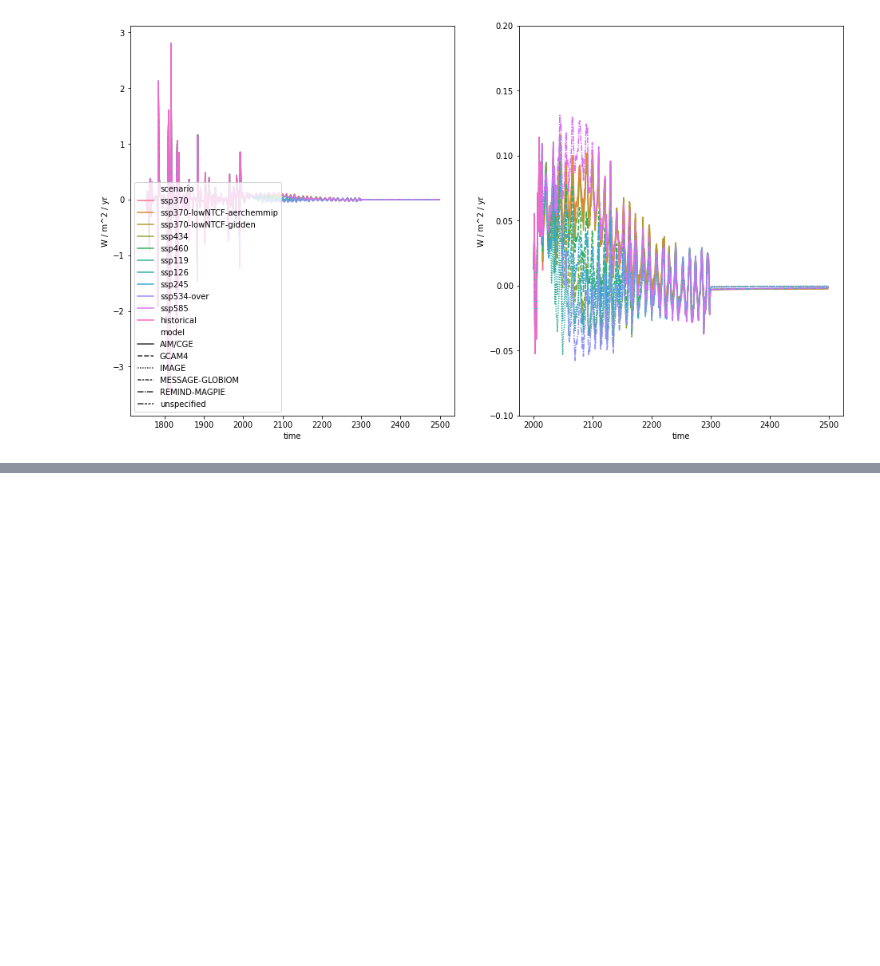
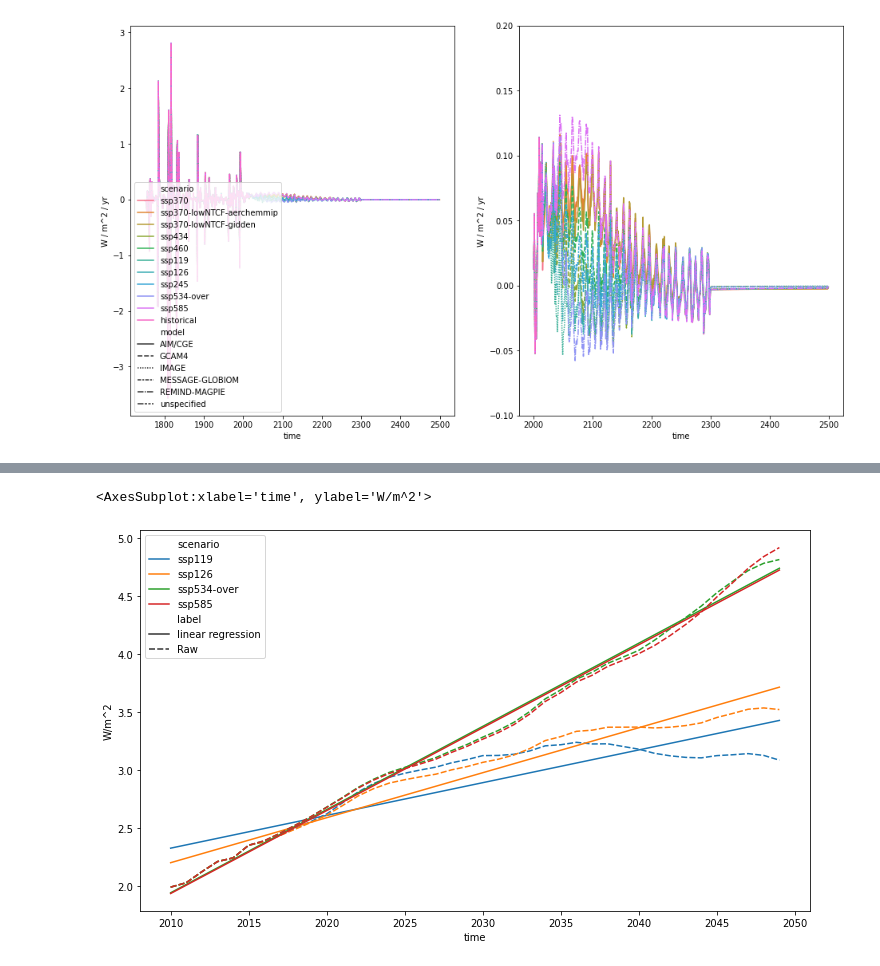
Before and after one commit to openscm/scmdata, a Jupyter notebook: notebooks/ops.ipynb, the cells around one changed output, grey strips where cells are left out. Cells and saved outputs as stored; diff of their text form; code cells hidden in the pictures; blank space fills up the shorter version.

```diff
--- a/notebooks/ops.ipynb
+++ b/notebooks/ops.ipynb
@@ -303,0 +312,3 @@ axes[1].set_ylim([-0.1, 0.2])
+# %%
+erf_total = db_forcing.filter(variable="Effective Radiative Forcing").filter(scenario="historical", keep=False)
+erf_total_for_reg = erf_total.filter(year=range(2010, 2050))
@@ -303,0 +375,4 @@ axes[1].set_ylim([-0.1, 0.2])
+# %%
+linear_regression = erf_total_for_reg.linear_regression_scmrun()
+linear_regression["label"] = "linear regression"
+linear_regression
@@ -303,0 +397,10 @@ axes[1].set_ylim([-0.1, 0.2])
+# %%
+erf_total_for_reg["label"] = "Raw"
+pdf = run_append([erf_total_for_reg, linear_regression])
+# %%
+# NBVAL_IGNORE_OUTPUT
+fig, axes = plt.subplots(figsize=(12, 7))
+pdf.filter(scenario=["ssp1*", "ssp5*"]).lineplot(ax=axes, style="label")
+# %% [output]
+<AxesSubplot:xlabel='time', ylabel='W/m^2'>
+[figure, added]
```
Also changed, not shown: parts of 14 cells of this notebook.
